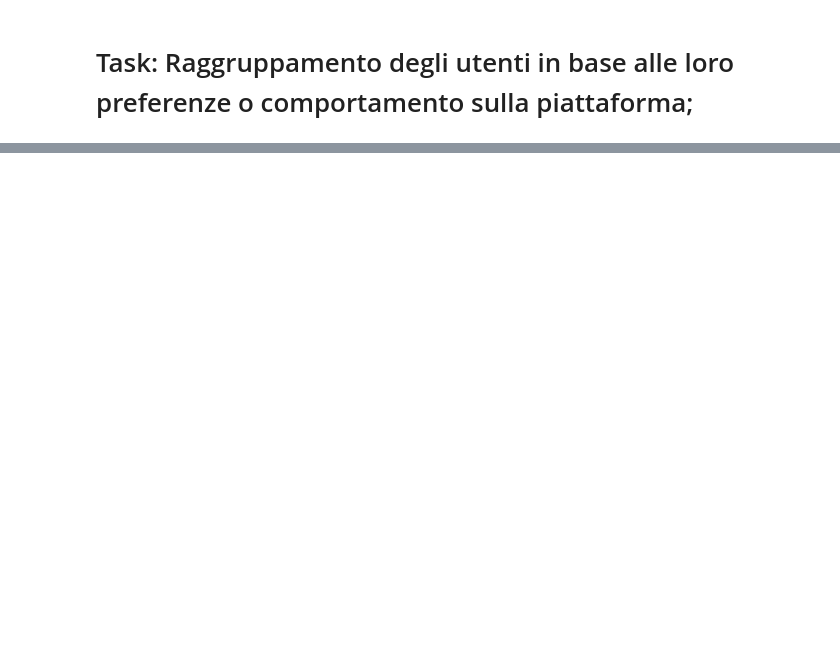
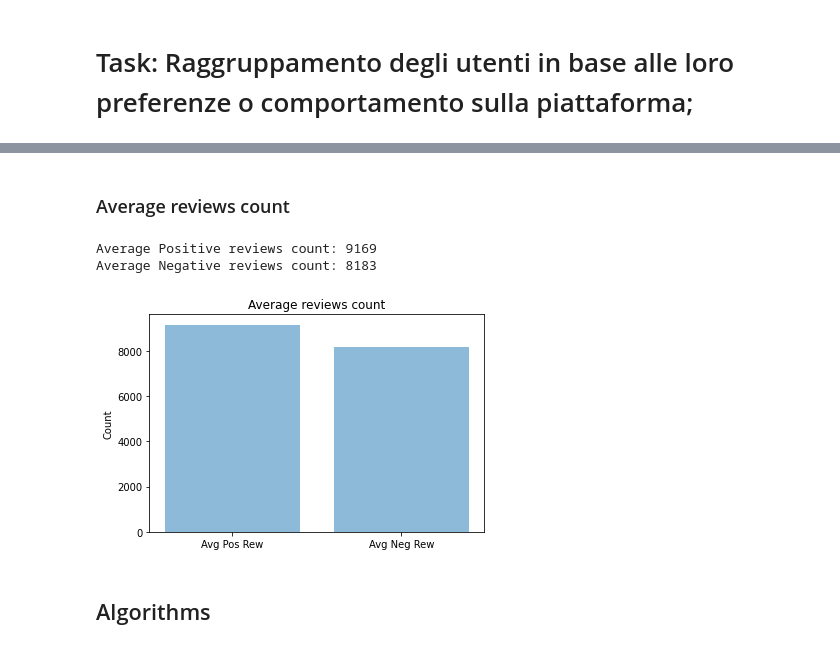
Before and after one commit to AT181903/YelpDatasetAnalysis, a Jupyter notebook: users_task.ipynb, the cells around one changed output, grey strips where cells are left out. Saved outputs shown, nothing was run; the diff lists cells and outputs as text; code cells hidden in the pictures; blank space fills up the shorter version.

```diff
--- a/users_task.ipynb
+++ b/users_task.ipynb
@@ -44,0 +58,5 @@ df_user.head(10)
+# %%
+df_user_relevant_info = df_user[['review_count', 'useful', 'funny', 'cool', 'average_stars']].copy()
+# df_user_relevant_info = df_user[['review_count', 'useful', 'funny', 'cool']].copy()
+
+df_user_relevant_info.head(5)
@@ -44,0 +70,26 @@ df_user.head(10)
+# %% [markdown]
+### Average reviews count
+# %%
+average_positive_reviews_count = (df_user_relevant_info['average_stars'] >= 4).sum()
+average_negative_review_count = (df_user_relevant_info['average_stars'] <= 3).sum()
+
+print("Average Positive reviews count:", average_positive_reviews_count)
+
+print("Average Negative reviews count:", average_negative_review_count)
+
+objects = ('Avg Pos Rew', 'Avg Neg Rew')
+performance = [average_positive_reviews_count, average_negative_review_count]
+y_pos = np.arange(len(objects))
+
+plt.bar(y_pos, performance, align='center', alpha=0.5)
+plt.xticks(y_pos, objects)
+plt.ylabel('Count')
+plt.title('Average reviews count')
+
+plt.show()
+# %% [output]
+Average Positive reviews count: 9169
+Average Negative reviews count: 8183
+[figure, added]
+# %% [markdown]
+## Algorithms
```
Also changed, not shown: parts of 14 cells of this notebook.
